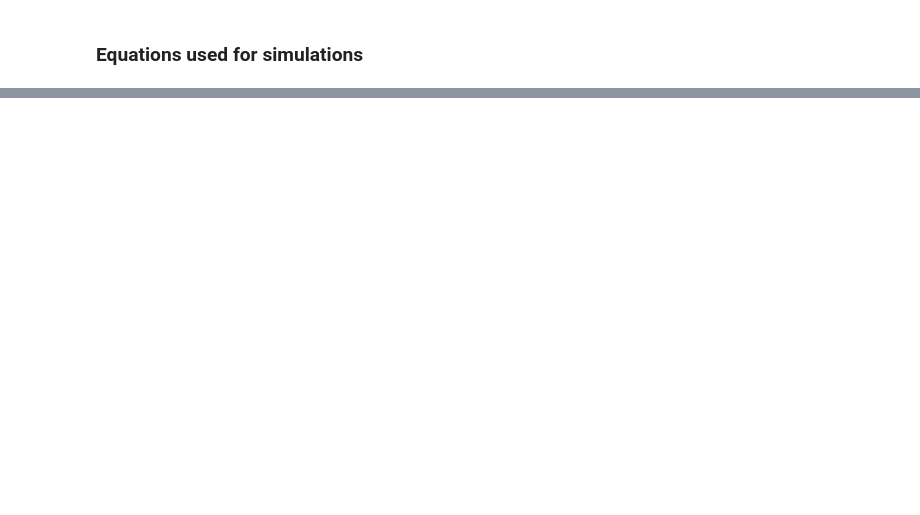
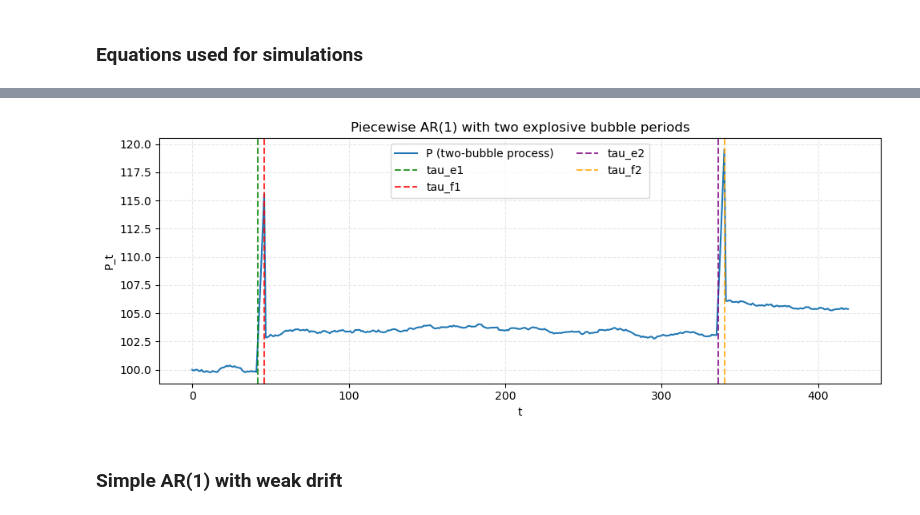
Before and after one commit to emilfriis/Bachelor, a Jupyter notebook: emil/simulationstudy.ipynb, the cells around one changed output, grey strips where cells are left out. Drawn from its saved outputs; the diff is of its cells as text; code cells hidden in the pictures; blank space fills up the shorter version.

```diff
--- a/emil/simulationstudy.ipynb
+++ b/emil/simulationstudy.ipynb
@@ -109,0 +239,42 @@ plt.show()
+# %%
+# Two-bubble simulation using the v3 process
+P_two, meta = simulation_master_v3.simulate_piecewise_bubble_process_two(
+    T=420,
+    d=1.0,
+    eta=1.0,
+    rho=1.03,
+    sigma=0.07,
+    P0=100.0,
+    r_e1=0.10,
+    r_f1=0.11,
+    r_e2=0.80,
+    r_f2=0.81,
+    seed=123,
+    return_meta=True,
+)
+
+plt.figure(figsize=(10, 4))
+plt.plot(P_two, label="P (two-bubble process)")
+
+for x, label, color in [
+    (meta["tau_e1"], "tau_e1", "green"),
+    (meta["tau_f1"], "tau_f1", "red"),
+    (meta["tau_e2"], "tau_e2", "purple"),
+    (meta["tau_f2"], "tau_f2", "orange"),
+]:
+    plt.axvline(x, color=color, linestyle="--", alpha=0.8, label=label)
+
+plt.title("Piecewise AR(1) with two explosive bubble periods")
+plt.xlabel("t")
+plt.ylabel("P_t")
+plt.legend(ncol=2)
+plt.grid(True, alpha=0.3, linestyle="--")
+plt.tight_layout()
+plt.show()
+
+# optional save
+# P_two.to_csv("P_two.csv", index=False, header=["P_two"])
+# %% [output]
+[figure, added]
+# %% [markdown]
+### Simple AR(1) with weak drift
```
Also changed, not shown: parts of 10 cells of this notebook, 7 other files.
